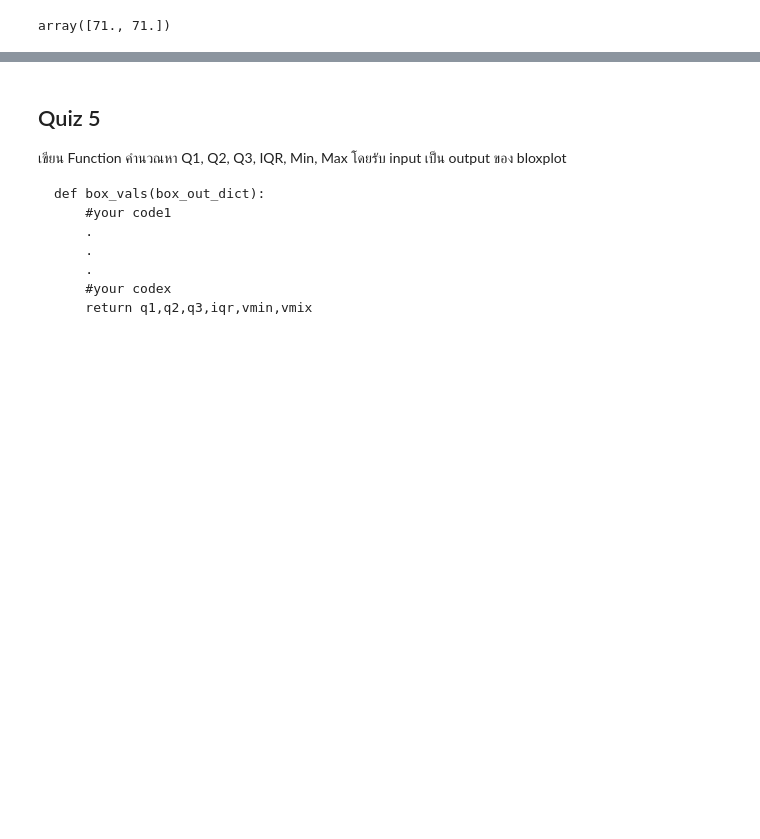
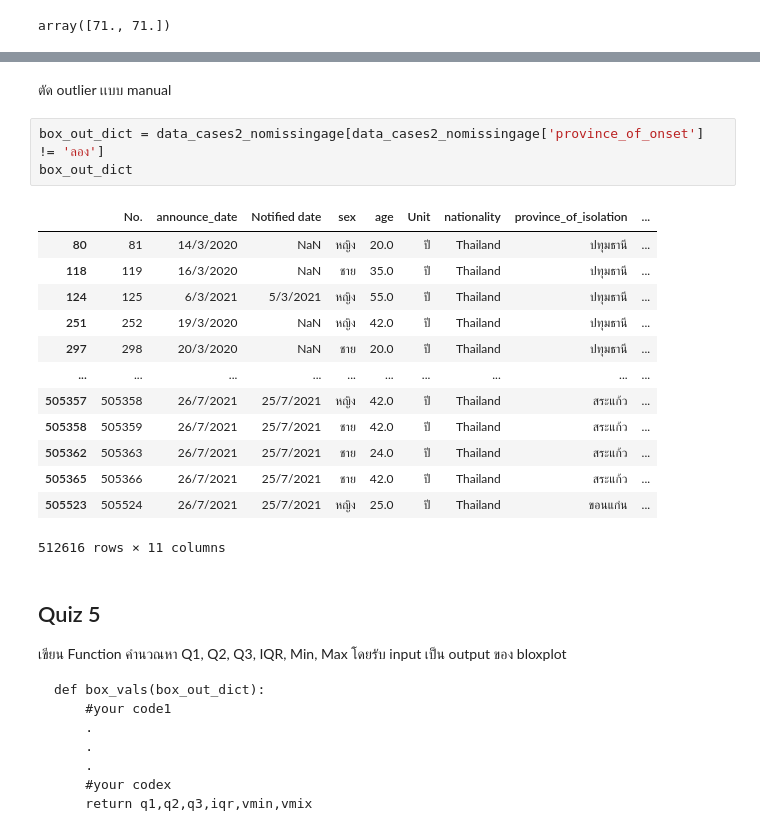
Before and after one commit to naruemonssp/DWDM21, a Jupyter notebook: Data_Preprocessing(Chapter3).ipynb, the cells around one changed output, grey strips where cells are left out. Cells and saved outputs as stored; diff of their text form; blank space fills up the shorter version.

```diff
--- a/Data_Preprocessing(Chapter3).ipynb
+++ b/Data_Preprocessing(Chapter3).ipynb
@@ -1057,4 +1067,23 @@ data_cases2_nomissingage[data_cases2_nomissingage['province_of_onset'] != 'ล
 512616 rows × 11 columns
+# %% [markdown]
+ตัด outlier เเบบ manual
+# %%
+box_out_dict = data_cases2_nomissingage[data_cases2_nomissingage['province_of_onset'] != 'ลอง']
+box_out_dict
+# %% [output]
+|  | No. | announce_date | Notified date | sex | age | Unit | nationality | province_of_isolation | ... |
+| 80 | 81 | 14/3/2020 | NaN | หญิง | 20.0 | ปี | Thailand | ปทุมธานี | ... |
+| 118 | 119 | 16/3/2020 | NaN | ชาย | 35.0 | ปี | Thailand | ปทุมธานี | ... |
+| 124 | 125 | 6/3/2021 | 5/3/2021 | หญิง | 55.0 | ปี | Thailand | ปทุมธานี | ... |
+| 251 | 252 | 19/3/2020 | NaN | หญิง | 42.0 | ปี | Thailand | ปทุมธานี | ... |
+| 297 | 298 | 20/3/2020 | NaN | ชาย | 20.0 | ปี | Thailand | ปทุมธานี | ... |
+| ... | ... | ... | ... | ... | ... | ... | ... | ... | ... |
+| 505357 | 505358 | 26/7/2021 | 25/7/2021 | หญิง | 42.0 | ปี | Thailand | สระแก้ว | ... |
+| 505358 | 505359 | 26/7/2021 | 25/7/2021 | ชาย | 42.0 | ปี | Thailand | สระแก้ว | ... |
+| 505362 | 505363 | 26/7/2021 | 25/7/2021 | ชาย | 24.0 | ปี | Thailand | สระแก้ว | ... |
+| 505365 | 505366 | 26/7/2021 | 25/7/2021 | ชาย | 42.0 | ปี | Thailand | สระแก้ว | ... |
+| 505523 | 505524 | 26/7/2021 | 25/7/2021 | หญิง | 25.0 | ปี | Thailand | ขอนแก่น | ... |
+512616 rows × 11 columns
 # %% [markdown]
 ## Quiz 5
 
```
Also changed, not shown: parts of 30 cells of this notebook.
